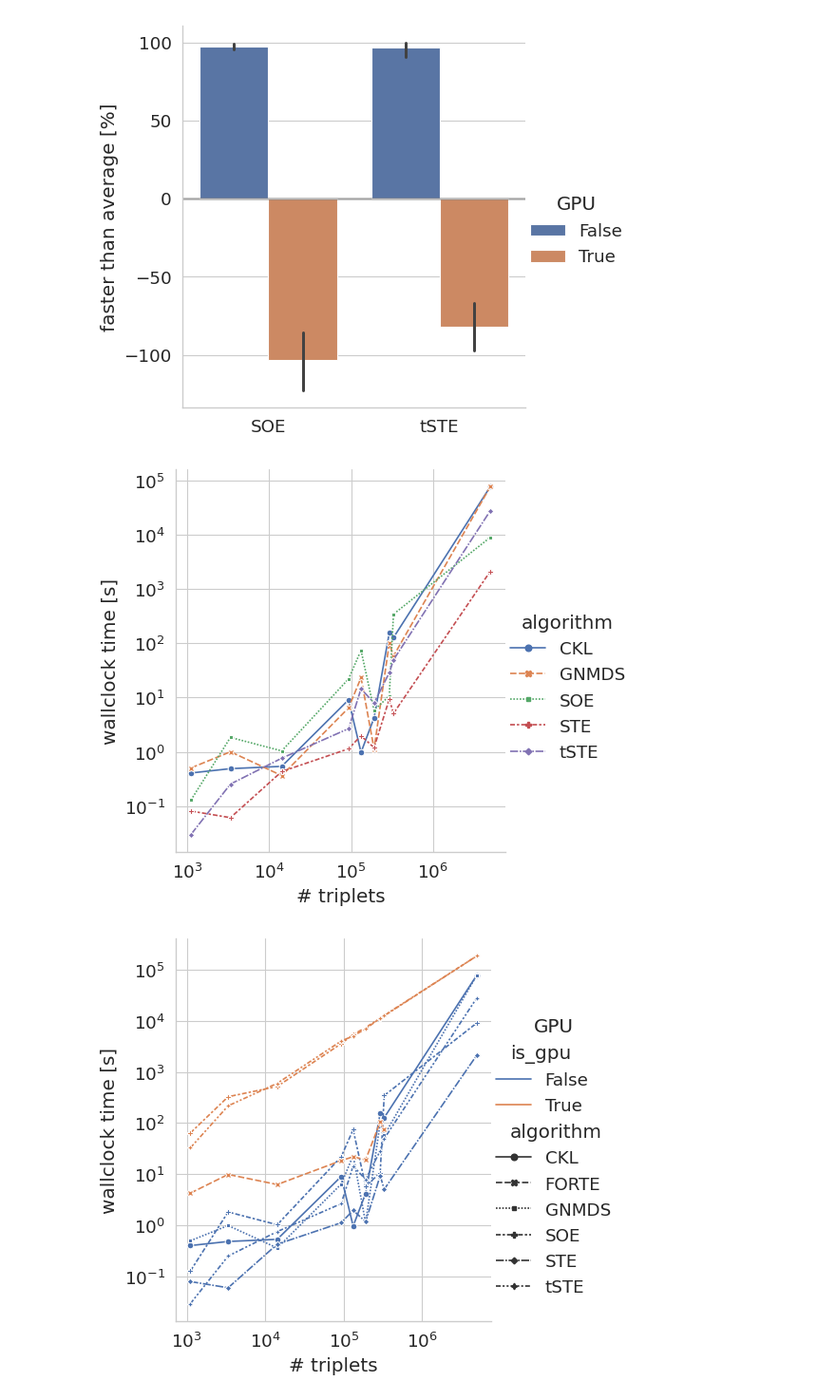
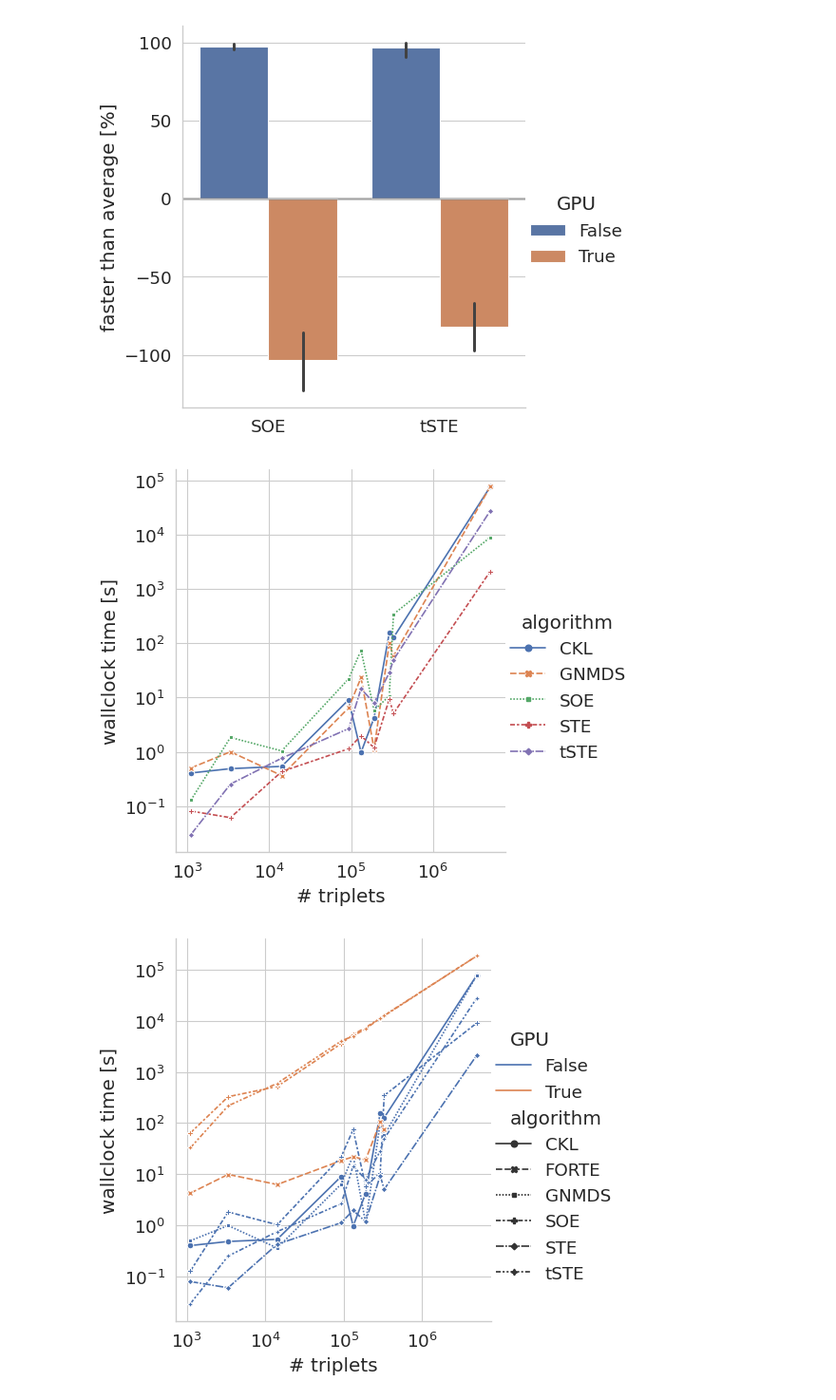
Before and after one commit to cblearn/cblearn-benchmark, a Jupyter notebook: scripts/plot_results.ipynb, the cells around one changed output. Shown: that part at 95% size. Drawn from its saved outputs; the diff is of its cells as text; code cells hidden in the pictures.

Commit message:
Fix plot

```diff
--- a/scripts/plot_results.ipynb
+++ b/scripts/plot_results.ipynb
@@ -214,18 +214,17 @@ fg.savefig(plot_dir / f'deltatime-per-algorithm_gpu.png')
 # %%
 def plot_runtime(results, y='cpu_time', **kwargs):
     fg = sns.relplot(results, x='n_triplets', y=y, kind='line', dashes=True, markers=True, **kwargs)
     fg.set(xlabel='# triplets', ylabel='wallclock time [s]', xscale='log', yscale='log')
     return fg
 
 
 fg = plot_runtime(results.query('library == "cblearn" and not is_gpu'), hue='algorithm', style='algorithm')
 fg.savefig(plot_dir / f'time-per-triplets_cblearn.pdf')
 fg.savefig(plot_dir / f'time-per-triplets_cblearn.png')
 
-fg = plot_runtime(results.query('library == "cblearn"'), hue='is_gpu', style='algorithm')
-fg.legend.set_title('GPU')
+fg = plot_runtime(results.query('library == "cblearn"').rename(columns={'is_gpu': 'GPU'}), hue='GPU', style='algorithm')
 fg.savefig(plot_dir / f'time-per-triplets_gpu.pdf')
 fg.savefig(plot_dir / f'time-per-triplets_gpu.png')
 # %% [output]
 [figure]
-[figure, old version]
+[figure, new version]
```
